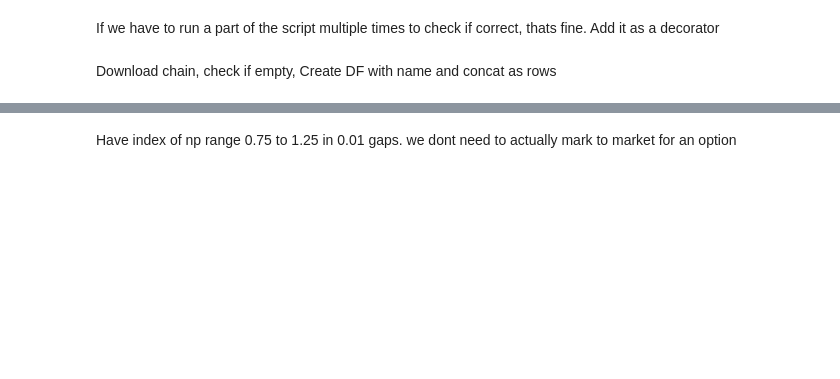
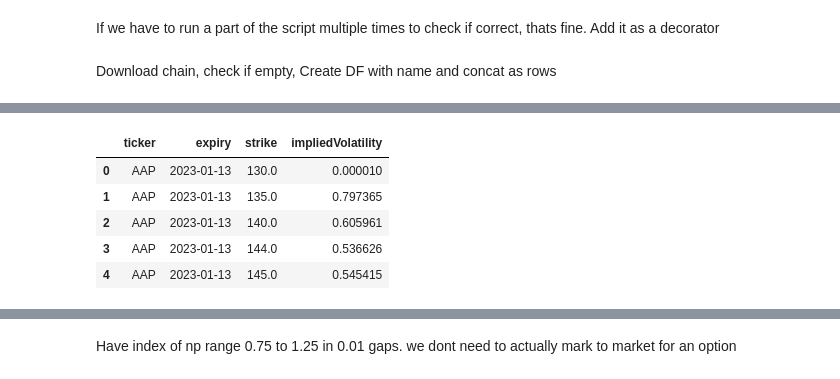
Before and after one commit to BenBowring/OptionSite, a Jupyter notebook: scraping_test.ipynb, the cells around one changed output, grey strips where cells are left out. Saved outputs shown, nothing was run; the diff lists cells and outputs as text; code cells hidden in the pictures; blank space fills up the shorter version.

```diff
--- a/scraping_test.ipynb
+++ b/scraping_test.ipynb
@@ -43,0 +47,2 @@ Download chain, check if empty, Create DF with name and concat as rows
+# %%
+tickers = yf.Tickers(name_query)
@@ -79,3 +167,12 @@ opt_chain.reset_index(drop=True, inplace=True)
+# %%
+opt_chain.sort_values(['ticker', 'expiry']).head()[['ticker', 'expiry', 'strike', 'impliedVolatility']]
+# %% [output]
+|  | ticker | expiry | strike | impliedVolatility |
+| 0 | AAP | 2023-01-13 | 130.0 | 0.000010 |
+| 1 | AAP | 2023-01-13 | 135.0 | 0.797365 |
+| 2 | AAP | 2023-01-13 | 140.0 | 0.605961 |
+| 3 | AAP | 2023-01-13 | 144.0 | 0.536626 |
+| 4 | AAP | 2023-01-13 | 145.0 | 0.545415 |
 # %%
 today_array = [dt.date.today().strftime('%Y-%m-%d') for x in opt_chain.index]
 # %%
```
Also changed, not shown: parts of 23 cells of this notebook.
